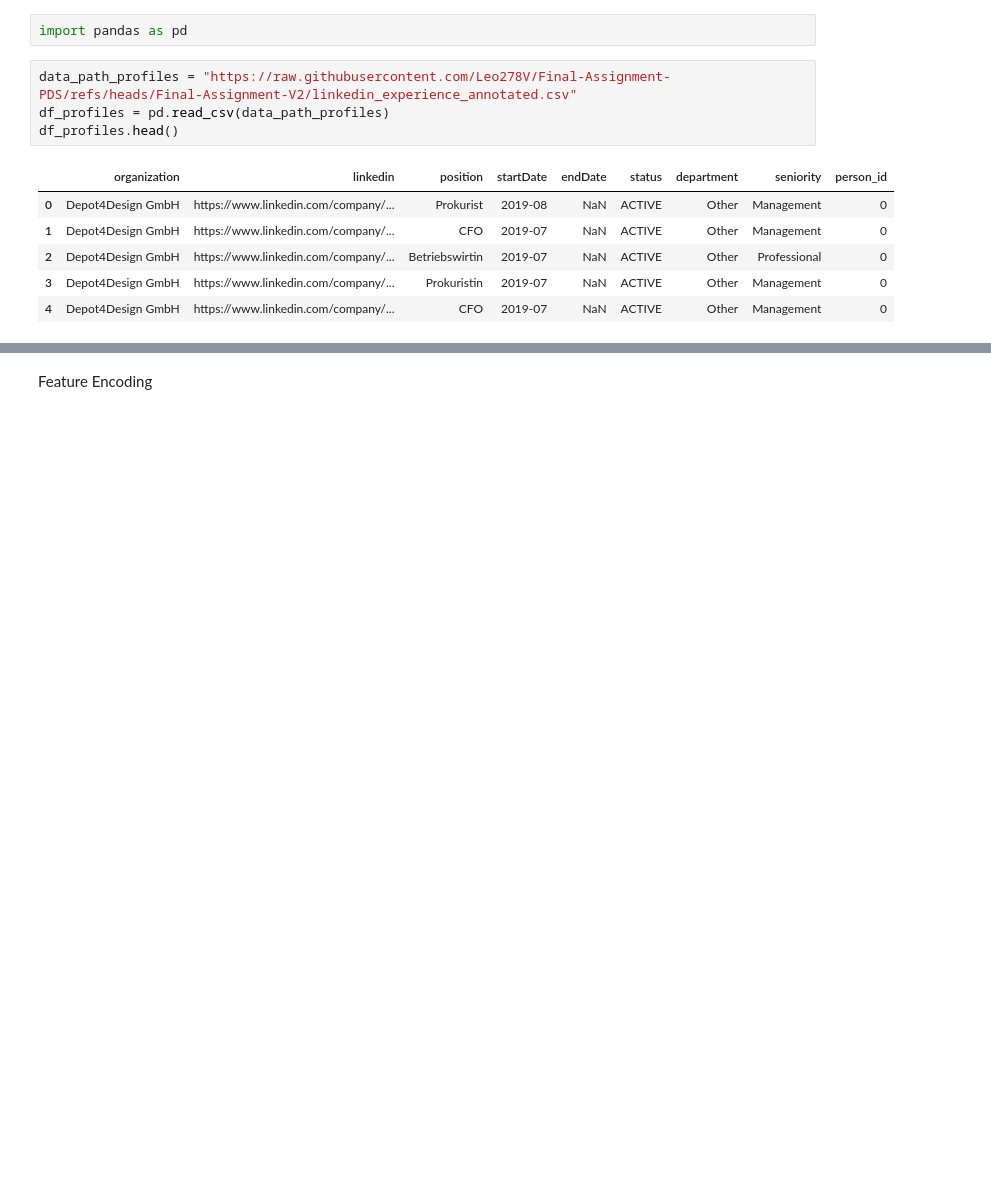
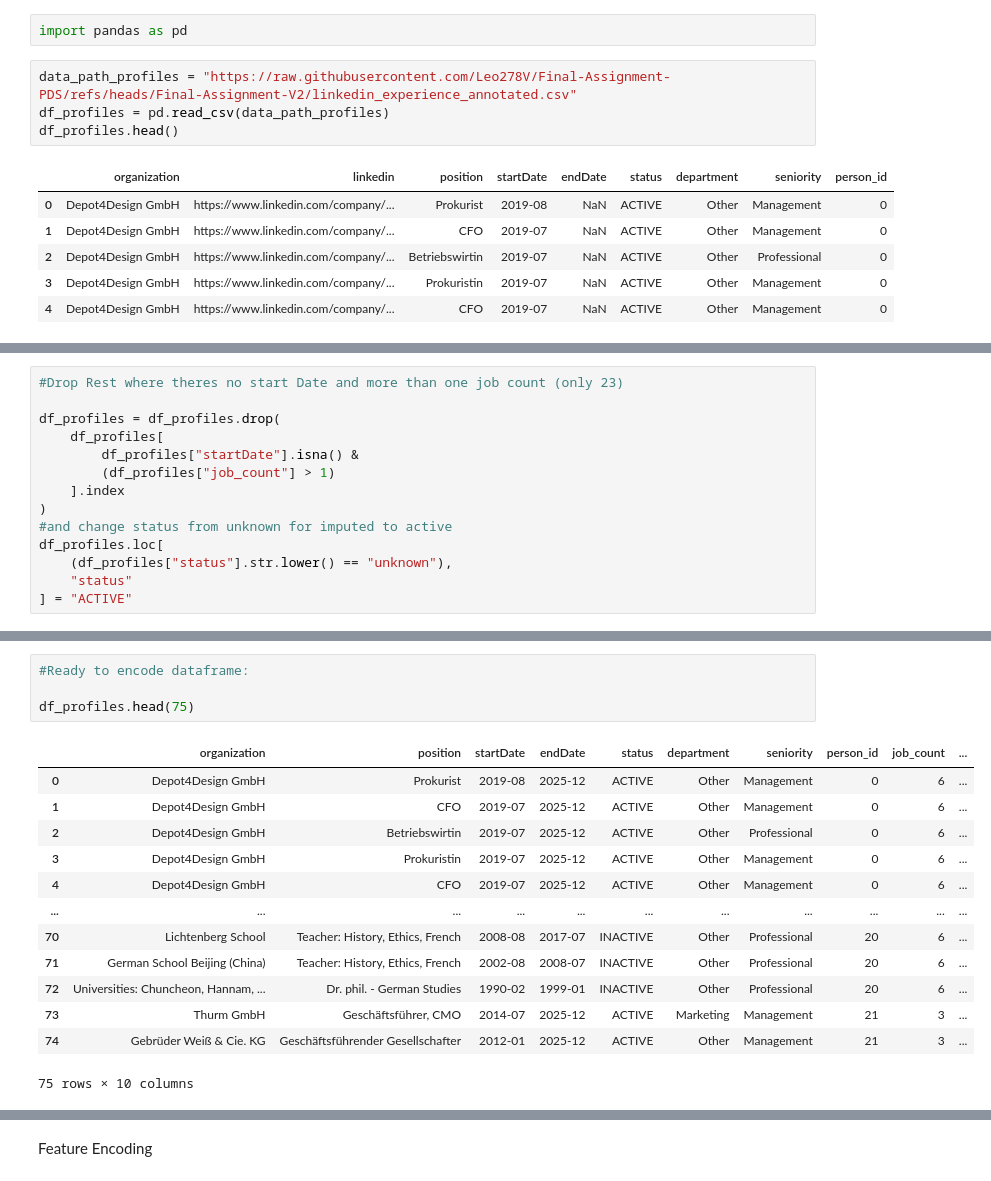
Before and after one commit to Leo278V/Final-Assignment-PDS, a Jupyter notebook: NLP_Model.ipynb, the cells around one changed output, grey strips where cells are left out. Saved outputs shown, nothing was run; the diff lists cells and outputs as text; blank space fills up the shorter version.

```diff
--- a/NLP_Model.ipynb
+++ b/NLP_Model.ipynb
@@ -51,0 +75,14 @@ dtype: int64
+# %%
+#Drop Rest where theres no start Date and more than one job count (only 23)
+
+df_profiles = df_profiles.drop(
+    df_profiles[
+        df_profiles["startDate"].isna() &
+        (df_profiles["job_count"] > 1)
+    ].index
+)
+#and change status from unknown for imputed to active
+df_profiles.loc[
+    (df_profiles["status"].str.lower() == "unknown"),
+    "status"
+] = "ACTIVE"
@@ -51,0 +172,18 @@ dtype: int64
+# %%
+#Ready to encode dataframe:
+
+df_profiles.head(75)
+# %% [output]
+|  | organization | position | startDate | endDate | status | department | seniority | person_id | job_count | ... |
+| 0 | Depot4Design GmbH | Prokurist | 2019-08 | 2025-12 | ACTIVE | Other | Management | 0 | 6 | ... |
+| 1 | Depot4Design GmbH | CFO | 2019-07 | 2025-12 | ACTIVE | Other | Management | 0 | 6 | ... |
+| 2 | Depot4Design GmbH | Betriebswirtin | 2019-07 | 2025-12 | ACTIVE | Other | Professional | 0 | 6 | ... |
+| 3 | Depot4Design GmbH | Prokuristin | 2019-07 | 2025-12 | ACTIVE | Other | Management | 0 | 6 | ... |
+| 4 | Depot4Design GmbH | CFO | 2019-07 | 2025-12 | ACTIVE | Other | Management | 0 | 6 | ... |
+| ... | ... | ... | ... | ... | ... | ... | ... | ... | ... | ... |
+| 70 | Lichtenberg School | Teacher: History, Ethics, French | 2008-08 | 2017-07 | INACTIVE | Other | Professional | 20 | 6 | ... |
+| 71 | German School Beijing (China) | Teacher: History, Ethics, French | 2002-08 | 2008-07 | INACTIVE | Other | Professional | 20 | 6 | ... |
+| 72 | Universities: Chuncheon, Hannam, ... | Dr. phil. - German Studies | 1990-02 | 1999-01 | INACTIVE | Other | Professional | 20 | 6 | ... |
+| 73 | Thurm GmbH | Geschäftsführer, CMO | 2014-07 | 2025-12 | ACTIVE | Marketing | Management | 21 | 3 | ... |
+| 74 | Gebrüder Weiß & Cie. KG | Geschäftsführender Gesellschafter | 2012-01 | 2025-12 | ACTIVE | Other | Management | 21 | 3 | ... |
+75 rows × 10 columns
```
Also changed, not shown: parts of 27 cells of this notebook.
